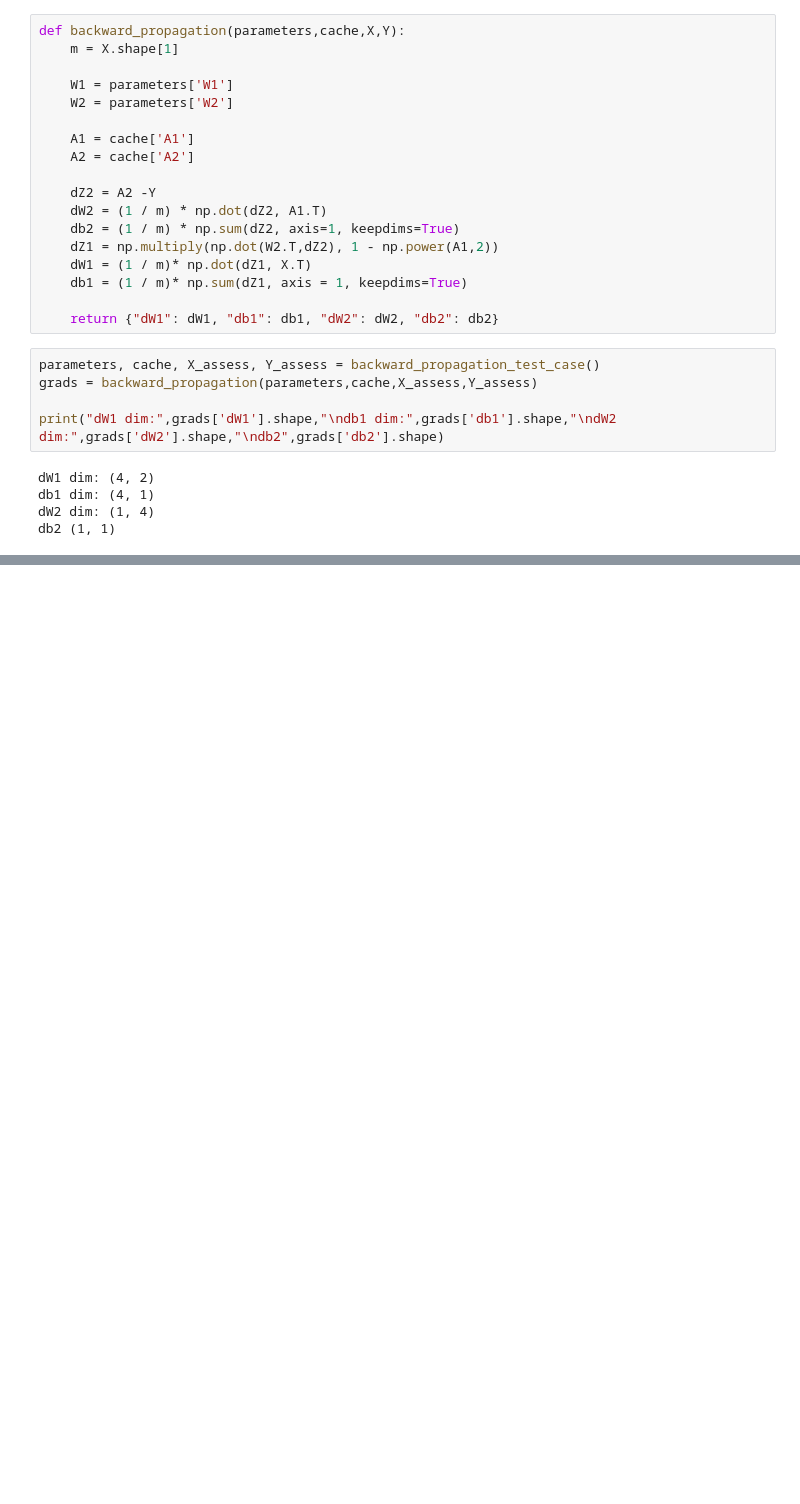
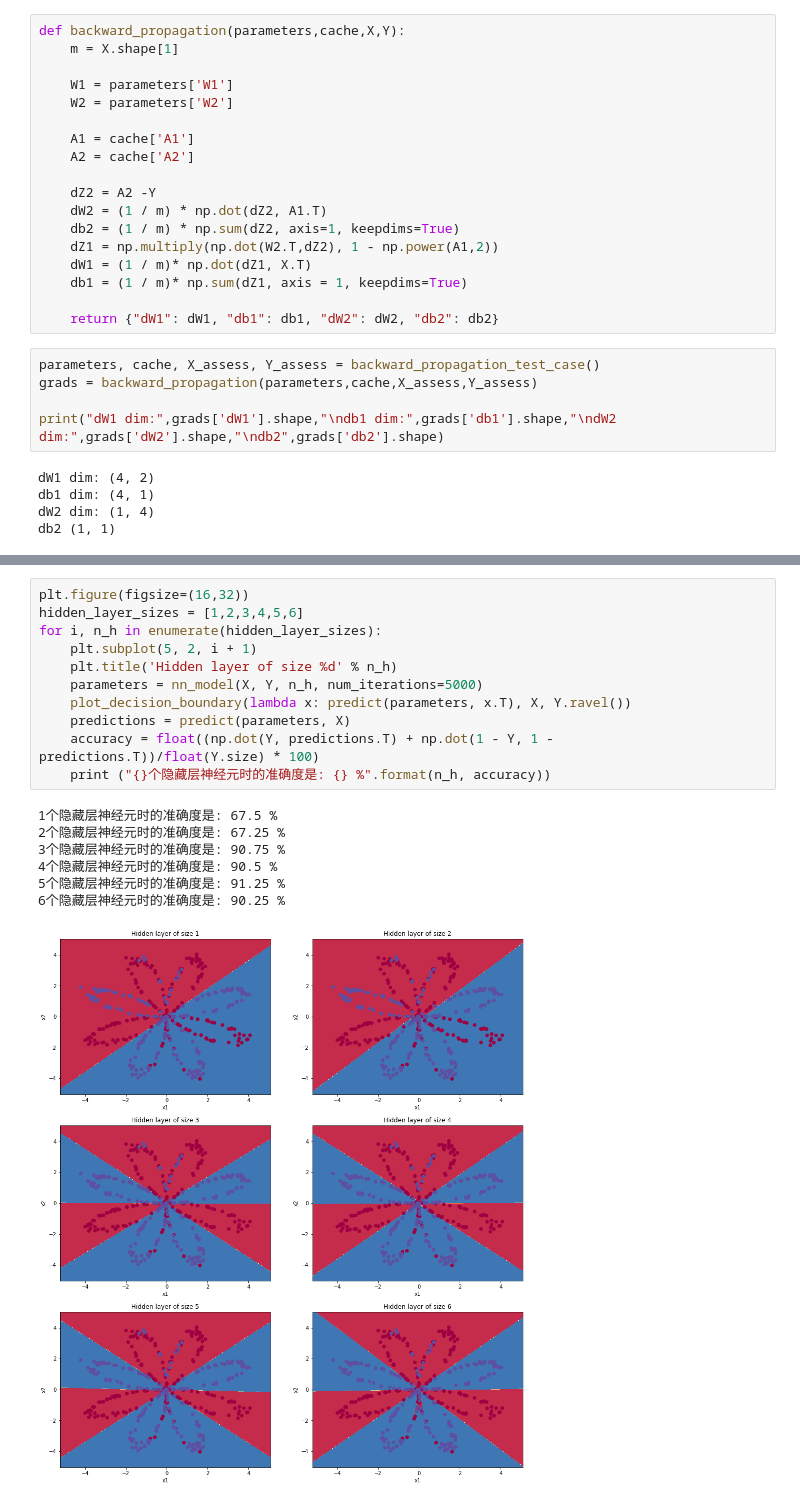
Before and after one commit to oaiao/ai, a Jupyter notebook: ai/ai_02/ai_02_copy.ipynb, the cells around one changed output, grey strips where cells are left out. Saved outputs shown, nothing was run; the diff lists cells and outputs as text; blank space fills up the shorter version.

```diff
--- a/ai/ai_02/ai_02_copy.ipynb
+++ b/ai/ai_02/ai_02_copy.ipynb
@@ -222,0 +266,19 @@ SyntaxError: EOL while scanning string literal (<ipython-input-18-de81e19dd543>,
+# %%
+plt.figure(figsize=(16,32))
+hidden_layer_sizes = [1,2,3,4,5,6]
+for i, n_h in enumerate(hidden_layer_sizes):
+    plt.subplot(5, 2, i + 1)
+    plt.title('Hidden layer of size %d' % n_h)
+    parameters = nn_model(X, Y, n_h, num_iterations=5000)
+    plot_decision_boundary(lambda x: predict(parameters, x.T), X, Y.ravel())
+    predictions = predict(parameters, X)
+    accuracy = float((np.dot(Y, predictions.T) + np.dot(1 - Y, 1 - predictions.T))/float(Y.size) * 100)
+    print ("{}个隐藏层神经元时的准确度是: {} %".format(n_h, accuracy))
+# %% [output]
+1个隐藏层神经元时的准确度是: 67.5 %
+2个隐藏层神经元时的准确度是: 67.25 %
+3个隐藏层神经元时的准确度是: 90.75 %
+4个隐藏层神经元时的准确度是: 90.5 %
+5个隐藏层神经元时的准确度是: 91.25 %
+6个隐藏层神经元时的准确度是: 90.25 %
+[figure, added]
```
Also changed, not shown: parts of 8 cells of this notebook, 1 other file.
